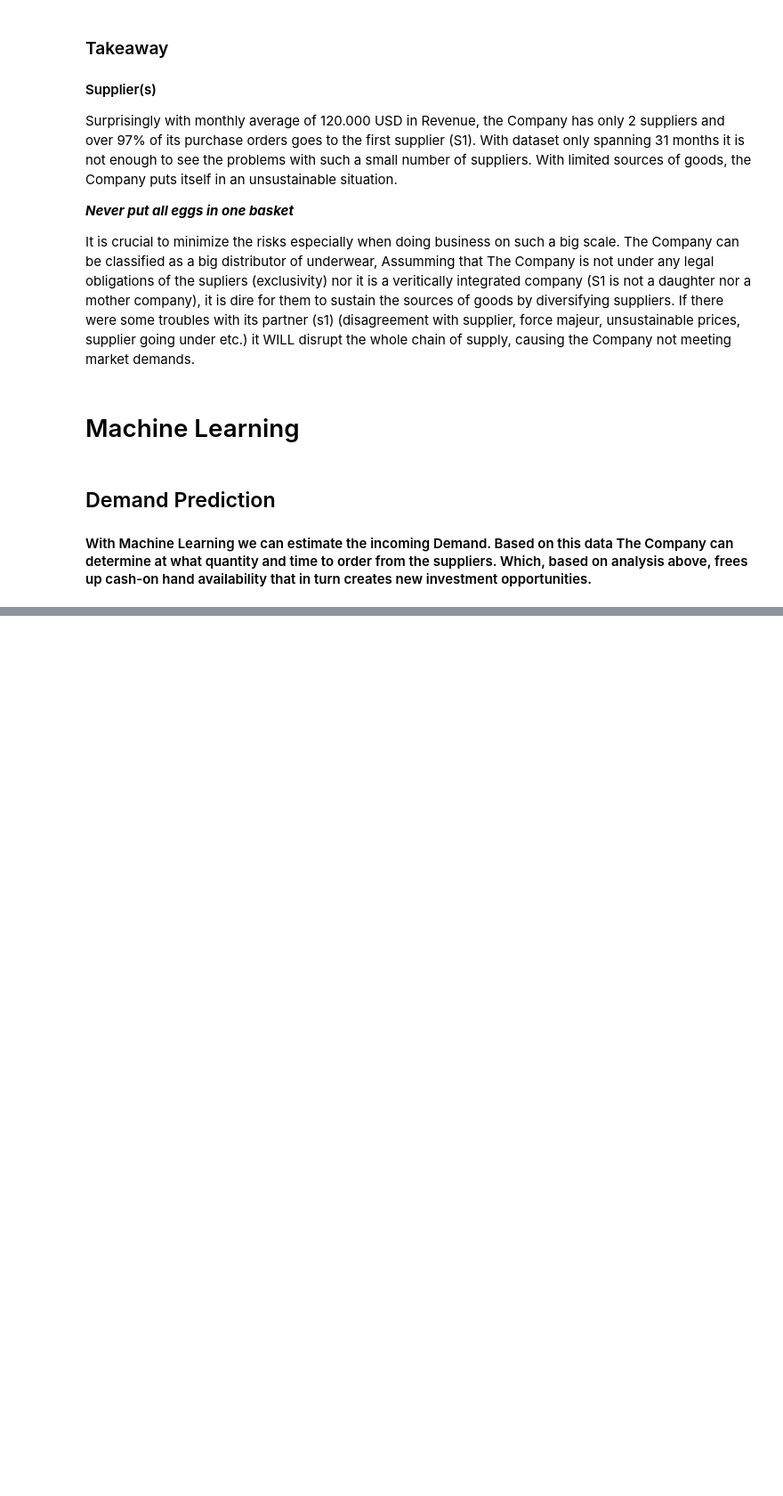
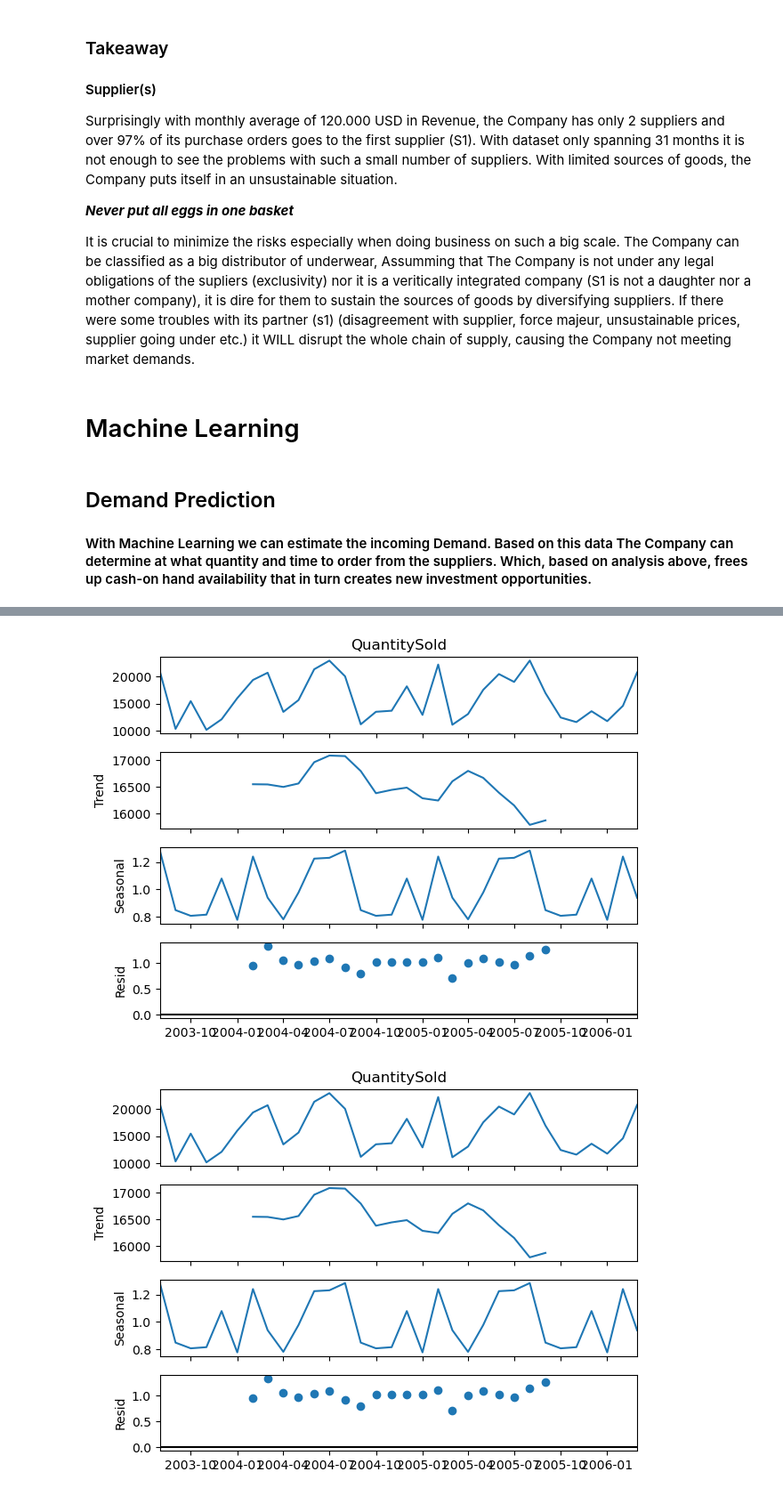
Before and after one commit to unintelligible-screeching/Personal-Project-2, a Jupyter notebook: Underwear Data with 11 Tables & up to 100K+ rows(2).ipynb, the cells around one changed output, grey strips where cells are left out. Shown: that part at 89% size. Saved outputs shown, nothing was run; the diff lists cells and outputs as text; code cells hidden in the pictures; blank space fills up the shorter version.

```diff
--- a/Underwear Data with 11 Tables & up to 100K+ rows(2).ipynb
+++ b/Underwear Data with 11 Tables & up to 100K+ rows(2).ipynb
@@ -492,0 +490,6 @@ Assumming that The Company is not under any legal obligations of the supliers (e
+# %%
+quantity_df['date'] = pd.to_datetime(quantity_df['date'])
+quantity_df.set_index('date',inplace=True)
+# %%
+quantity_briefs = quantity_df[quantity_df['Category'] == 'Briefs']
+quantity_briefs.head()
@@ -492,0 +504,6 @@ Assumming that The Company is not under any legal obligations of the supliers (e
+# %%
+decomposition = seasonal_decompose(quantity_briefs['QuantitySold'], model='multiplicative')
+decomposition.plot()
+# %% [output]
+[figure, added]
+[figure, added]
```
Also changed, not shown: parts of 6 cells of this notebook.
